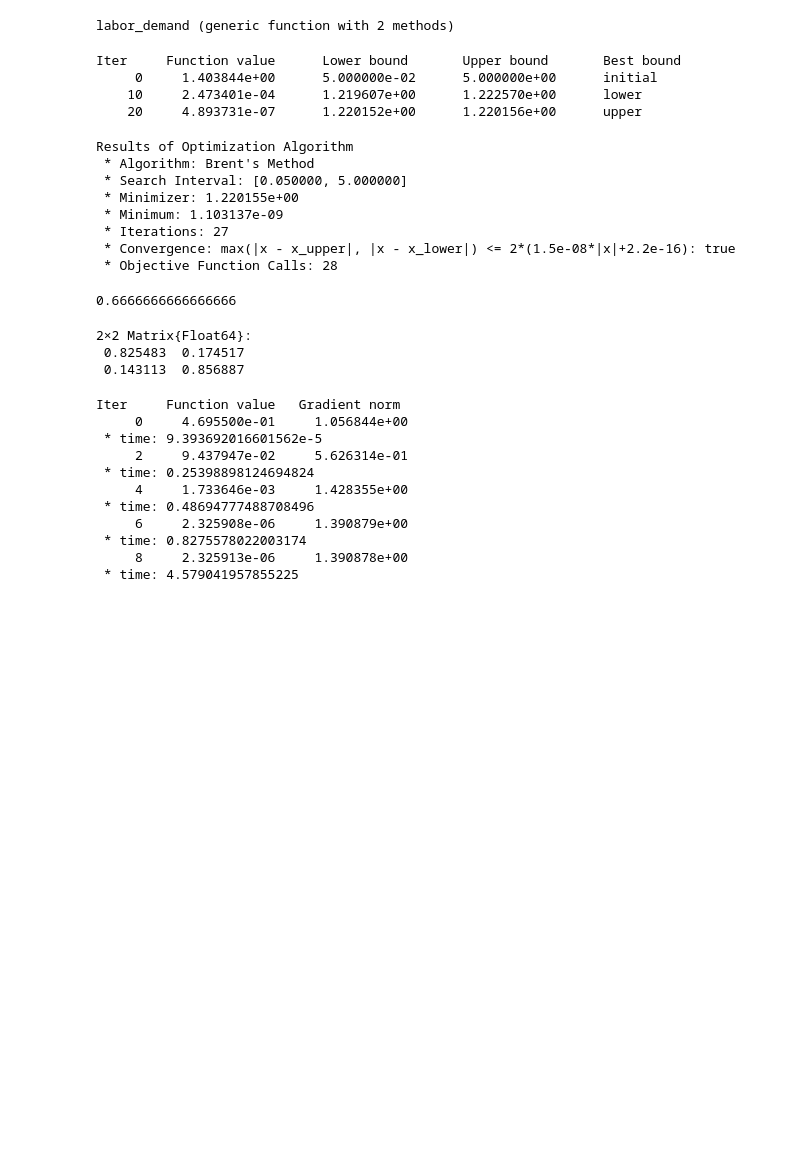
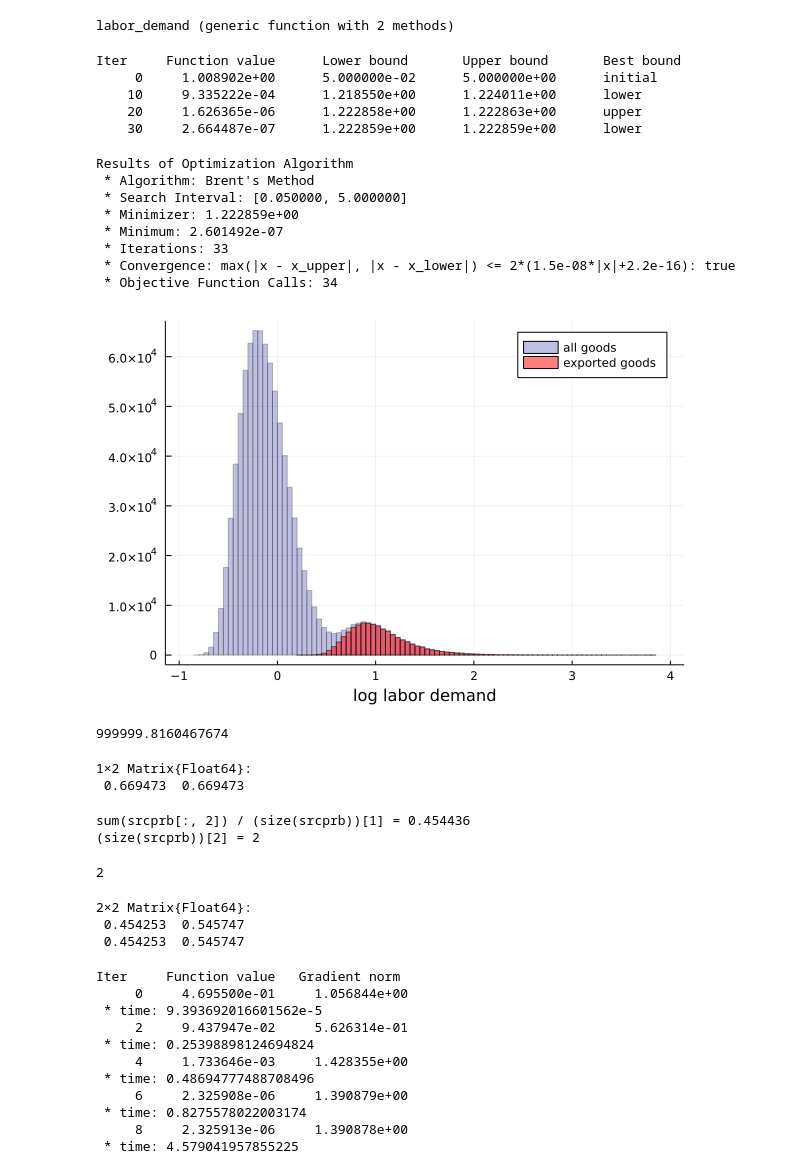
Before and after one commit to mwaugh0328/julia-eaton-kortum, a Jupyter notebook: ek-types.ipynb, the cells around one changed output. Cells and saved outputs as stored; diff of their text form; code cells hidden in the pictures; blank space fills up the shorter version.

Commit message:
updates, fix labor demand

```diff
--- a/ek-types.ipynb
+++ b/ek-types.ipynb
@@ -165,8 +165,8 @@ L_h = \int \ell_h(\omega) d\omega = \int_{p_h = p_{h,h}} \frac{1}{z(\omega)}\lef
 # real quantities.
 
 function ces(p, σ)
-
-    return ( sum( p.^(one(σ)-σ) ) ./ length(p) )^( 1 ./ (one(σ) - σ) )
+    ngoods = size(p)[1]
+    return ( sum( p.^(one(σ)-σ) ) / ngoods ).^( one(σ) ./ (one(σ) - σ) )
     # if it's just small p, then kick back the price index
 
 end
@@ -185,14 +185,6 @@ function ces(p, P, Q, σ)
     # return the quantity
 
 end
-
-function ces(p, P, Q, z, σ)
-
-    return (1 ./ z ).*((p ./ P).^(- σ) ).*Q
-    # return labor demand to deliver that quantity
-    # assuming linear production technology
-
-end
 # %% [output]
 ces (generic function with 4 methods)
 # %%
@@ -338,6 +330,7 @@ function labor_demand(source_country, z,  w, τ, price_index, Q, country, σ = 2
 
     destinations = Array{Bool}(undef, size(z))
     ncntry = size(z)[2]
+    ngoods = size(z)[1]
 
     for cntry = 1:ncntry
 
@@ -353,24 +346,26 @@ function labor_demand(source_country, z,  w, τ, price_index, Q, country, σ = 2
 
     mc = marginal_cost(z[:, country], w[country], τ[:, country]')
 
-    lbr_dmnd = ces(mc, price_index, Q, z[:, country], σ)./ ngoods
+    q_demand = ces(mc, price_index, Q, σ)
     # here I'm using the multiple dispatch of ces...when I pass
     # the z argument to it, it returns labor demand
 
-    return lbr_dmnd.*destinations
+    l_demand = q_demand ./ ( z[:, country] ./  τ[:, country]' ) ./ ngoods
+
+    return l_demand.*destinations, destinations
 
 end
 # %% [output]
 labor_demand (generic function with 2 methods)
 # %%
-tau_matrix = [1 1.5; 1.5 1]
+tau_matrix = [1 1.75; 1.75 1]
 T = [1.0 2.5]
 L = [1.0 1.0]
 θ = 4.0
 
 
 ncntry = ndims(tau_matrix)
-ngoods = 10000000
+ngoods = 1000000
 
 z = make_productity(T,θ,ngoods)
 
@@ -382,44 +377,66 @@ result = optimize(f, (0.05), (5.0),  show_trace = true,
                              show_every = 10 )
 # %% [output]
 Iter     Function value      Lower bound       Upper bound       Best bound
-     0     1.403844e+00      5.000000e-02      5.000000e+00      initial
-    10     2.473401e-04      1.219607e+00      1.222570e+00      lower
-    20     4.893731e-07      1.220152e+00      1.220156e+00      upper
+     0     1.008902e+00      5.000000e-02      5.000000e+00      initial
+    10     9.335222e-04      1.218550e+00      1.224011e+00      lower
+    20     1.626365e-06      1.222858e+00      1.222863e+00      upper
+    30     2.664487e-07      1.222859e+00      1.222859e+00      lower
 Results of Optimization Algorithm
  * Algorithm: Brent's Method
  * Search Interval: [0.050000, 5.000000]
- * Minimizer: 1.220155e+00
- * Minimum: 1.103137e-09
- * Iterations: 27
+ * Minimizer: 1.222859e+00
+ * Minimum: 2.601492e-07
+ * Iterations: 33
  * Convergence: max(|x - x_upper|, |x - x_lower|) <= 2*(1.5e-08*|x|+2.2e-16): true
- * Objective Function Calls: 28
+ * Objective Function Calls: 34
 # %%
 w = [1.0 result.minimizer]
 
 mc = marginal_cost(z[:, 1], w[1], tau_matrix[:, 1]')
 
 obj = equillibrium_evaluate(w, z, L, tau_matrix)
 
-ld = labor_demand(obj[4], z, w, tau_matrix, obj[3], L.*w, 1);
+P = obj[3]
+Q = L.*w ./ P
+
+source_country = obj[4]
+
+ld, srcprb = labor_demand(source_country, z, w, tau_matrix, P, Q, 1);
+
 # this is not summing to one...some kind of problem is here!
 
-#lall = sum(ld[ld[:,1] .> 0.0, :], dims = 2)
+lall = sum(ld[ld[:,1] .> 0.0, :], dims = 2)
 
-#lexp = sum(ld[ld[:,2] .> 0.0, :], dims = 2)
+lexp = sum(ld[ld[:,2] .> 0.0, :], dims = 2)
 
-#histogram(log.(lall), bins = 100, alpha = 0.25, color = "dark blue", xlabel = "log labor demand", label = "all goods")
+histogram(log.(lall), bins = 100, alpha = 0.25, color = "dark blue", xlabel = "log labor demand", label = "all goods")
 
-#histogram!(log.(lexp), bins = 100, alpha = 0.5, color = "red", label = "exported goods")
+histogram!(log.(lexp), bins = 100, alpha = 0.5, color = "red", label = "exported goods")
+# %% [output]
+[figure, added]
+# %%
+sum(sum(ld, dims = 2))
+# %% [output]
+999999.8160467674
+# %%
+L.*w ./
+# %% [output]
+1×2 Matrix{Float64}:
+ 0.669473  0.669473
 # %%
-mc[1,1] / mc[1,2]
+@show sum(srcprb[:,2]) / size(srcprb)[1]
+
+@show size(srcprb)[2]
 # %% [output]
-0.6666666666666666
+sum(srcprb[:, 2]) / (size(srcprb))[1] = 0.454436
+(size(srcprb))[2] = 2
+2
 # %%
 obj[2]
 # %% [output]
 2×2 Matrix{Float64}:
- 0.825483  0.174517
- 0.143113  0.856887
+ 0.454253  0.545747
+ 0.454253  0.545747
 # %%
 tau_matrix = [1 1.5; 1.5 1]
 T = [1.0 1.0]
```
